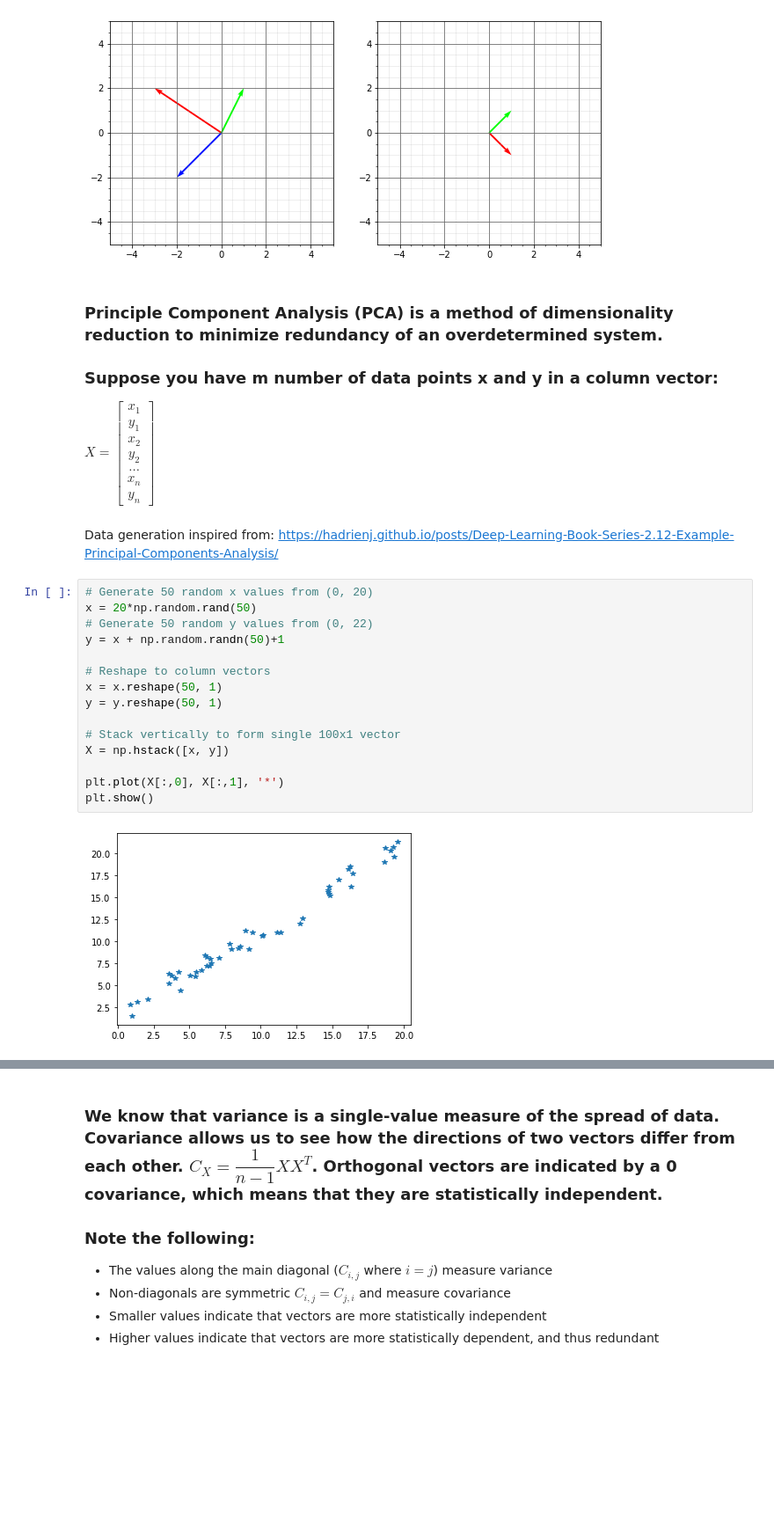
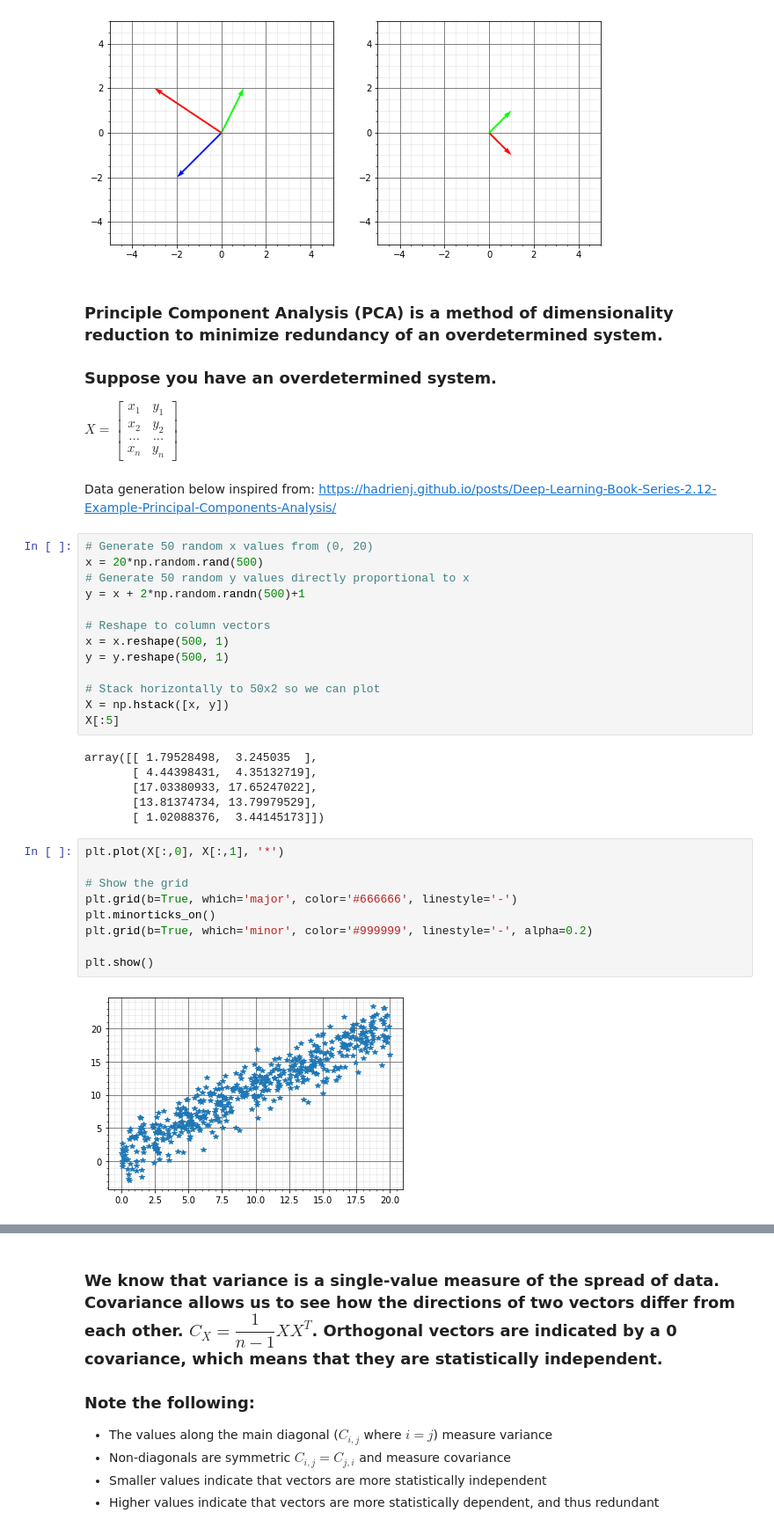
Before and after one commit to B33Boy/Data-Driven-Algorithms-Collection, a Jupyter notebook: Principal Component Analysis/PCA.ipynb, the cells around one changed output, grey strips where cells are left out. Shown at 88% size. Drawn from its saved outputs; the diff is of its cells as text; blank space fills up the shorter version.

Commit message:
wip: normalize vs standardize data

```diff
--- a/Principal Component Analysis/PCA.ipynb
+++ b/Principal Component Analysis/PCA.ipynb
@@ -37,33 +37,43 @@ vplot2D(ax[1], v2, colours=cols)
 # %% [markdown]
 ### Principle Component Analysis (PCA) is a method of dimensionality reduction to minimize redundancy of an overdetermined system.
 
-### Suppose you have m number of data points x and y in a column vector:
+### Suppose you have an overdetermined system.
 
 $X = \begin{bmatrix}
-           x_{1} \\
-           y_{1} \\
-           x_{2} \\
-           y_{2} \\
-           ...   \\
-           x_{n} \\
-           y_{n}
+           x_{1} & y_{1} \\
+           x_{2} & y_{2} \\
+           ...  & ... \\
+           x_{n} & y_{n}
 \end{bmatrix} $
 # %% [markdown]
-Data generation inspired from: https://hadrienj.github.io/posts/Deep-Learning-Book-Series-2.12-Example-Principal-Components-Analysis/
+Data generation below inspired from: https://hadrienj.github.io/posts/Deep-Learning-Book-Series-2.12-Example-Principal-Components-Analysis/
 # %%
 # Generate 50 random x values from (0, 20)
-x = 20*np.random.rand(50)
-# Generate 50 random y values from (0, 22)
-y = x + np.random.randn(50)+1
+x = 20*np.random.rand(500)
+# Generate 50 random y values directly proportional to x
+y = x + 2*np.random.randn(500)+1
 
 # Reshape to column vectors
-x = x.reshape(50, 1)
-y = y.reshape(50, 1)
+x = x.reshape(500, 1)
+y = y.reshape(500, 1)
 
-# Stack vertically to form single 100x1 vector
+# Stack horizontally to 50x2 so we can plot
 X = np.hstack([x, y])
-
-plt.plot(X[:,0], X[:,1], '*')
-plt.show()
+X[:5]
 # %% [output]
-[figure, removed]
+array([[ 1.79528498,  3.245035  ],
+       [ 4.44398431,  4.35132719],
+       [17.03380933, 17.65247022],
+       [13.81374734, 13.79979529],
+       [ 1.02088376,  3.44145173]])
+# %%
+plt.plot(X[:,0], X[:,1], '*')
+
+# Show the grid
+plt.grid(b=True, which='major', color='#666666', linestyle='-')
+plt.minorticks_on()
+plt.grid(b=True, which='minor', color='#999999', linestyle='-', alpha=0.2)
+
+plt.show()
+# %% [output]
+[figure, added]
```
Also changed, not shown: parts of 2 cells of this notebook.
